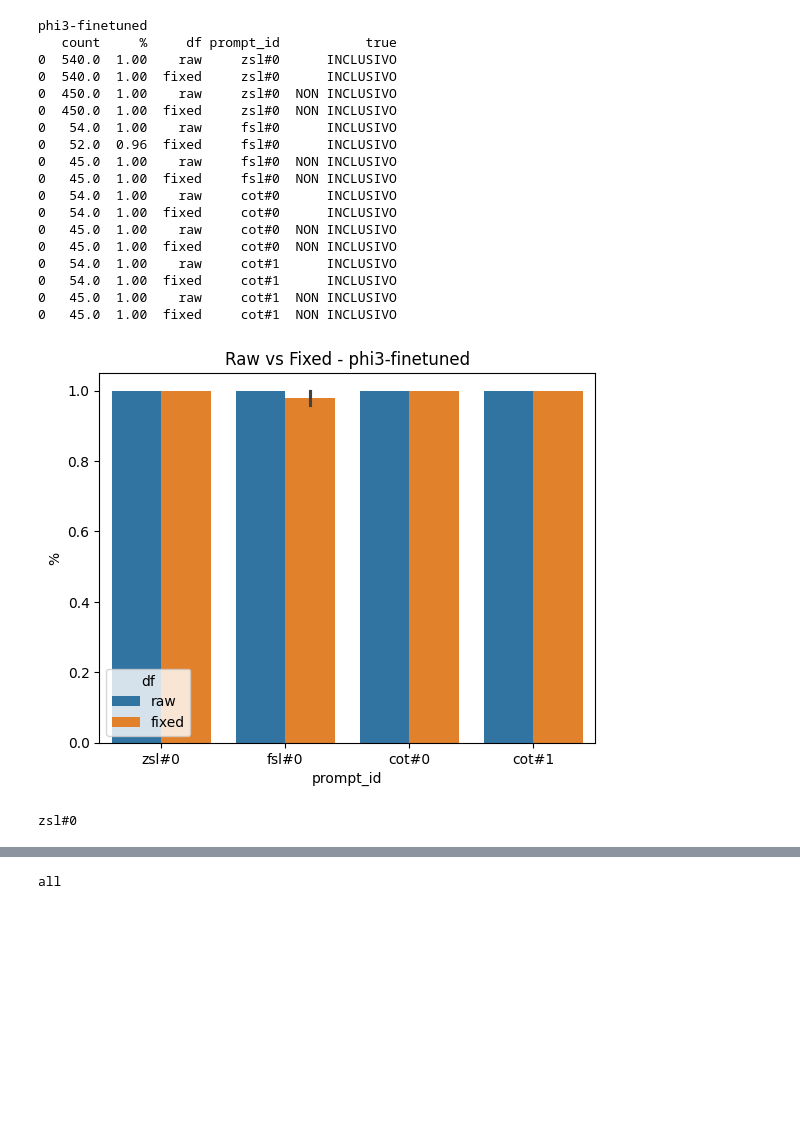
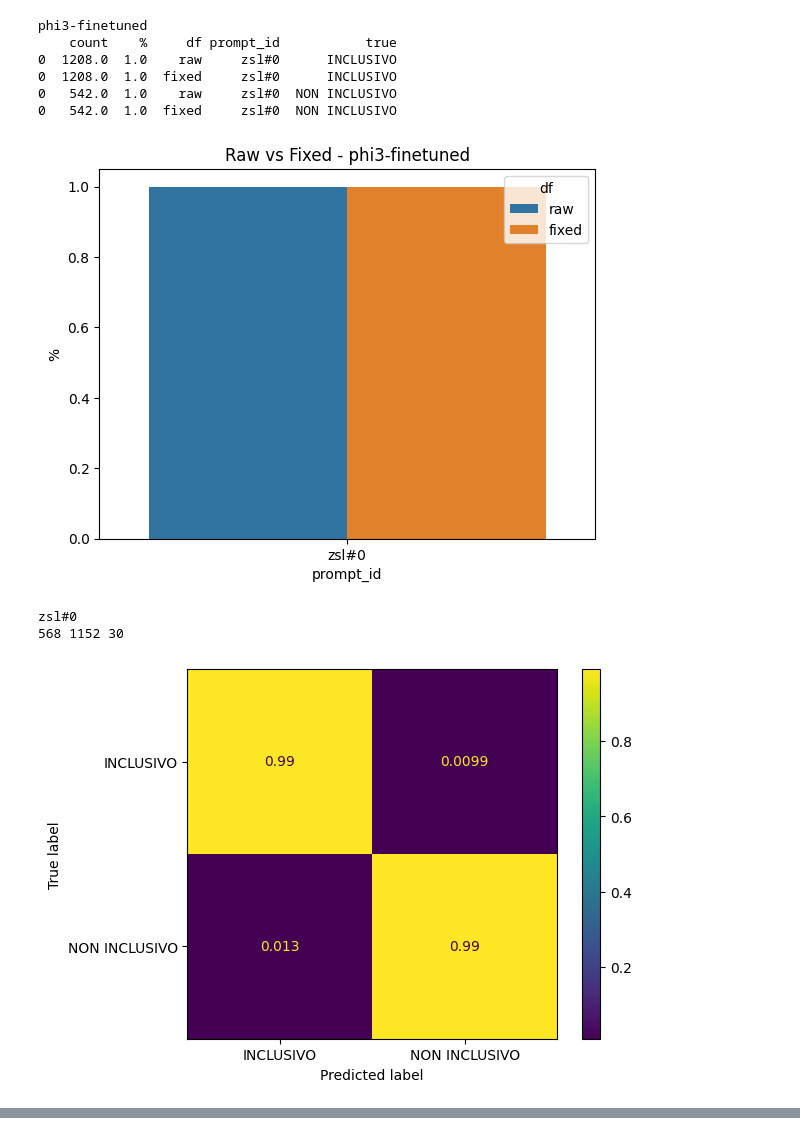
Before and after one commit to tommasoromano/unimi-language-detection, a Jupyter notebook: analysis.ipynb, the cells around one changed output, grey strips where cells are left out. Drawn from its saved outputs; the diff is of its cells as text; code cells hidden in the pictures; blank space fills up the shorter version.

```diff
--- a/analysis.ipynb
+++ b/analysis.ipynb
@@ -53,7 +53,7 @@ array(['In base al grade con il quale verrai assunto/a, Consultant/Senior Consul
        "L’annuncio è rivolto ad ambo i sessi (D.lgs n. 198/2006) e nel rispetto di quanto disposto dall’art. 10 del D.Lgs n. 276/2003. I candidati sono invitati a leggere l’informativa privacy https:/ ...
       dtype=object)
 # %%
-df = pd.read_csv('data/raw_data_finetune.csv')
+df = pd.read_csv('data/raw_data_finetune_train.csv')
 df['text_JOB_value'] = df.apply(lambda x: x['text_JOB_value'] if isinstance(x['text_JOB_value'],str) else "", axis=1)
 df['text_ADJ_value'] = df.apply(lambda x: x['text_ADJ_value'] if isinstance(x['text_ADJ_value'],str) else "", axis=1)
 df['text_VERB_value'] = df.apply(lambda x: x['text_VERB_value'] if isinstance(x['text_VERB_value'],str) else "", axis=1)
@@ -106,12 +106,14 @@ for model in [
     # 'phi3',
     ]:
     print(model)
-    df = pd.read_csv(f'results/{model}-seed-eval-v0.csv')
+    df = pd.read_csv(f'results/{model}-eval-split-v0.csv')
     if model == 'phi3-finetuned':
         df = df[~df['response'].str.contains('NOT IN TEST DATASET')]
     df['text_id'] = df.apply(lambda x: x['text_id'] if x['text_id'][1] == '#' else "t" + x['text_id'][2:], axis=1)
     df['text'] = df.apply(lambda x: DataGenerator.get(x['text_id'],
-                                                      TEXT_SEED_v0(),
+                                                      #TEXT_SEED_v0(),
+                                                    #   TEXT_JOB_ALL_v0,
+                                                    TEXT_JOB_TEST_v0,
                                                       SUBS_JOBS_V0,
                                                       )['text'][0],
                         axis=1)
@@ -136,32 +138,32 @@ for model in [
         if 'text_JOB_value' in _df.columns:
             df_jobs = _df[_df['text_JOB_value'] != ""]
             df_adj = _df[_df['text_ADJ_value'] != ""]
-            df_verb = _df[_df['text_VERB_value'] != ""]
-            df_other = _df[(_df['text_JOB_value'] == "") & (_df['text_ADJ_value'] == "") & (_df['text_VERB_value'] == "")]
-            print(len(df_jobs), len(df_adj), len(df_verb), len(df_other))
+            if "text_VERB_value" in _df.columns:
+                df_verb = _df[_df['text_VERB_value'] != ""]
+                df_other = _df[(_df['text_JOB_value'] == "") & (_df['text_ADJ_value'] == "") & (_df['text_VERB_value'] == "")]
+                print(len(df_jobs), len(df_adj), len(df_verb), len(df_other))
+            else:
+                df_other = _df[(_df['text_JOB_value'] == "") & (_df['text_ADJ_value'] == "")]
+                print(len(df_jobs), len(df_adj), len(df_other))
 
         # sns.countplot(data=df_jobs, x='true')
         # plt.show()
 
         confusion_matrix(_df)
 
-        res_df = None
-        #for ln in df_len['len_label'].unique():
-        for ln in df_len['len'].unique():
-            #_metrics = metrics(df_len[df_len['len_label'] == ln])
-            _metrics = metrics(df_len[df_len['len'] == ln])
-            _metrics['name'] = ln
-            if res_df is None:
-                res_df = pd.DataFrame(_metrics, index=[0])
-            else:
-                res_df = pd.concat([res_df, pd.DataFrame(_metrics, index=[0])])
+        analyze_len(df_len)
 
-        res_df.dropna()
-        res_df['name'] = res_df.apply(lambda x: int(x['name']), axis=1)
-        res_df = res_df.sort_values('name', ascending=False)
-        print(res_df[['name','precision']])
-        plt.plot(res_df['name'],res_df['precision'])
-        plt.show()
+        df_metrics = metrics_of_dfs([
+            (_df, "all"),
+            (df_jobs,"jobs"),
+            (df_adj,"adjectives"),
+            # (df_verb,"verbs"),
+            (df_other,"others"),
+        ])
+        print(df_metrics[['name','pred/gt_pos%','pred/gt_neg%','precision','accuracy']])
+        if show_plots:
+            plot_metrics(df_metrics, "phi3-finetuned")
+
         continue
 
         all = metrics(_df)
@@ -191,52 +193,42 @@ for model in [
         # res_df = pd.concat([res_df, pd.DataFrame(_metrics, index=[0])])
 
         # symbols = ['Ã',' e ',' o ','\*','/']
         # for s in symbols:
         #     _metrics = metrics(contains(df_jobs, [s]))
         #     _metrics['name'] = s
         #     res_df = pd.concat([res_df, pd.DataFrame(_metrics, index=[0])])
 
         # _metrics = metrics(df_notjobs[df_notjobs['true'] == 'INCLUSIVO'])
         # _metrics['name'] = 'notjob_inclusive'
         # res_df = pd.concat([res_df, pd.DataFrame(_metrics, index=[0])])
 
         # _metrics = metrics(df_notjobs[df_notjobs['true'] == 'NON INCLUSIVO'])
         # _metrics['name'] = 'notjob_not_inclusive'
         # res_df = pd.concat([res_df, pd.DataFrame(_metrics, index=[0])])
 
         # _metrics = metrics(df_jobs[df_jobs['true'] == 'INCLUSIVO'])
         # _metrics['name'] = 'job_inclusive'
         # res_df = pd.concat([res_df, pd.DataFrame(_metrics, index=[0])])
 
         # _metrics = metrics(df_jobs[df_jobs['true'] == 'NON INCLUSIVO'])
         # _metrics['name'] = 'job_not_inclusive'
         # res_df = pd.concat([res_df, pd.DataFrame(_metrics, index=[0])])
 
         if show_plots:
             print(res_df)
             plot_metrics(res_df, f" - {model} - {p}")
 
-print('all')
-plot_metrics(res_models_df, "- All models")
-res_models_df
+# print('all')
+# plot_metrics(res_models_df, "- All models")
+# res_models_df
 # %% [output]
 phi3-finetuned
-   count     %     df prompt_id           true
-0  540.0  1.00    raw     zsl#0      INCLUSIVO
-0  540.0  1.00  fixed     zsl#0      INCLUSIVO
-0  450.0  1.00    raw     zsl#0  NON INCLUSIVO
-0  450.0  1.00  fixed     zsl#0  NON INCLUSIVO
-0   54.0  1.00    raw     fsl#0      INCLUSIVO
-0   52.0  0.96  fixed     fsl#0      INCLUSIVO
-0   45.0  1.00    raw     fsl#0  NON INCLUSIVO
-0   45.0  1.00  fixed     fsl#0  NON INCLUSIVO
-0   54.0  1.00    raw     cot#0      INCLUSIVO
-0   54.0  1.00  fixed     cot#0      INCLUSIVO
-0   45.0  1.00    raw     cot#0  NON INCLUSIVO
-0   45.0  1.00  fixed     cot#0  NON INCLUSIVO
-0   54.0  1.00    raw     cot#1      INCLUSIVO
-0   54.0  1.00  fixed     cot#1      INCLUSIVO
-0   45.0  1.00    raw     cot#1  NON INCLUSIVO
-0   45.0  1.00  fixed     cot#1  NON INCLUSIVO
+    count    %     df prompt_id           true
+0  1208.0  1.0    raw     zsl#0      INCLUSIVO
+0  1208.0  1.0  fixed     zsl#0      INCLUSIVO
+0   542.0  1.0    raw     zsl#0  NON INCLUSIVO
+0   542.0  1.0  fixed     zsl#0  NON INCLUSIVO
-[figure, old version]
+[figure, new version]
 zsl#0
+568 1152 30
+[figure, new version]
@@ -269 +240,0 @@ See the caveats in the documentation: https://pandas.pydata.org/pandas-docs/stab
-all
```
Also changed, not shown: parts of 3 cells of this notebook, 4 other files.
